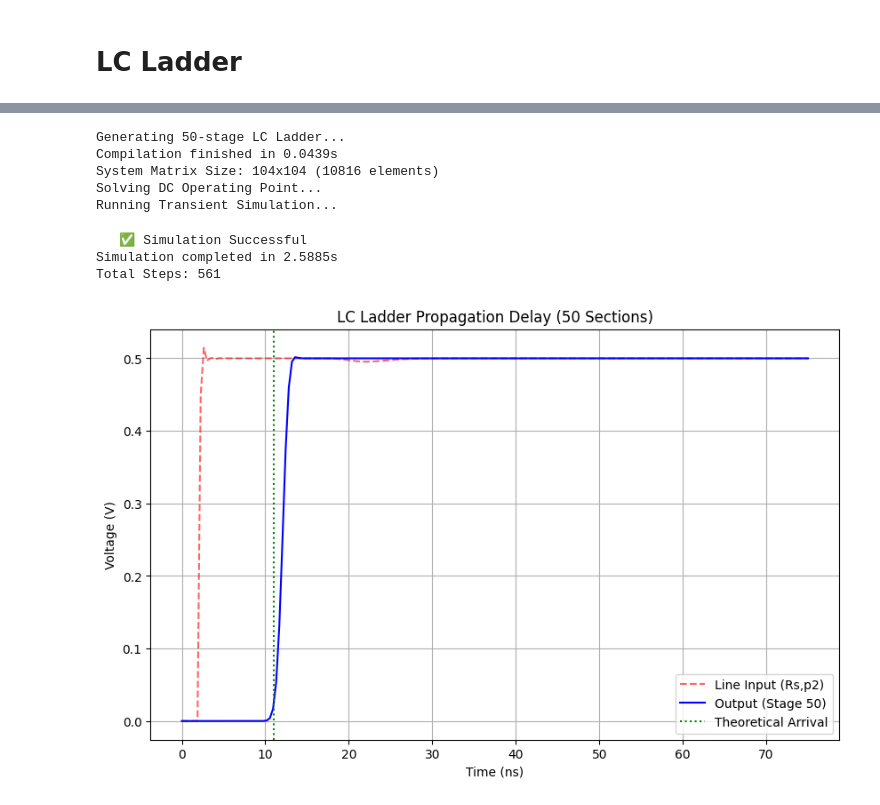
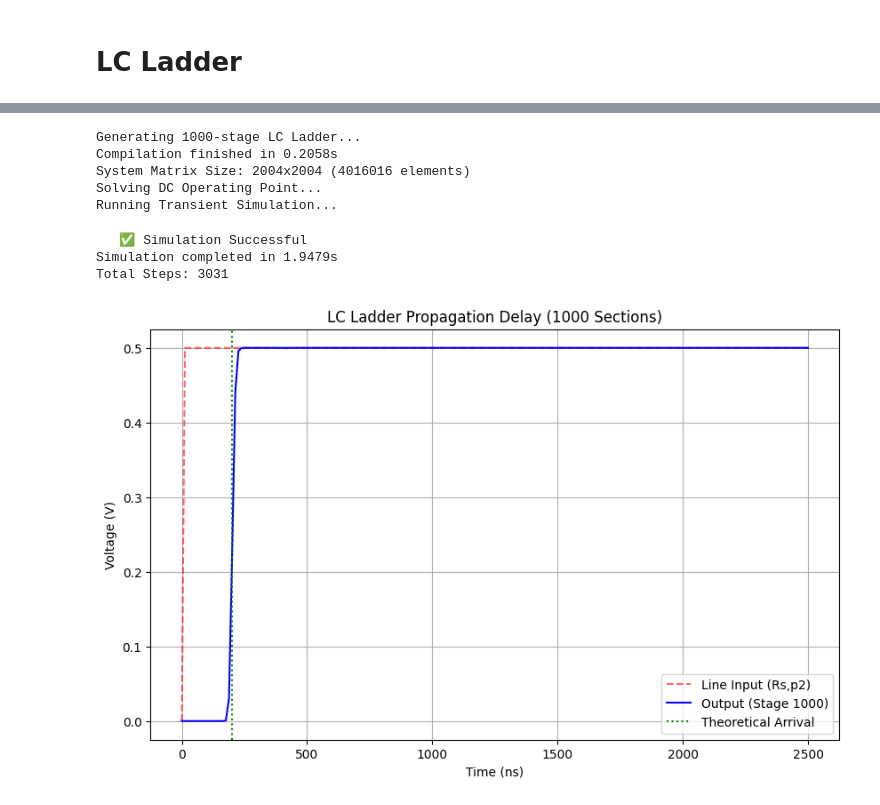
Before and after one commit to cdaunt/circulus, a Jupyter notebook: examples/lc_ladder.ipynb, the cells around one changed output, grey strips where cells are left out. Saved outputs shown, nothing was run; the diff lists cells and outputs as text; code cells hidden in the pictures.

```diff
--- a/examples/lc_ladder.ipynb
+++ b/examples/lc_ladder.ipynb
@@ -17,3 +36,9 @@ jax.config.update("jax_enable_x64", True)
+# %%
+N_SECTIONS = 1000
+T_MAX = 5*N_SECTIONS*0.5e-9
+FREQ = 5.0/T_MAX
+R_SOURCE = 50.0
+R_LOAD = 50.0
 # %%
 def create_lc_ladder(n_sections):
     """
@@ -67,10 +92,3 @@ def create_lc_ladder(n_sections):
     net["connections"][f"Rl,p1"] = previous_node
 
     return net
-# %%
-N_SECTIONS = 50
-USE_SPARSE = N_SECTIONS >= 50
-T_MAX = 3*N_SECTIONS*0.5e-9
-FREQ = 5.0/T_MAX
-R_SOURCE = 50.0
-R_LOAD = 50.0
@@ -93,10 +191,7 @@ groups, sys_size, port_map = compile_netlist(net_dict, models_map)
 print(f"Compilation finished in {time.time() - t0_compile:.4f}s")
 print(f"System Matrix Size: {sys_size}x{sys_size} ({sys_size**2} elements)")
 
-if USE_SPARSE:
-    linear_strat = KLUSolver.from_circuit(groups, sys_size, is_complex=False)
-else:
-    linear_strat = DenseSolver.from_circuit(groups, sys_size, is_complex=False)
+linear_strat = KLUSplitSolver.from_circuit(groups, sys_size, is_complex=False)
 
 print("Solving DC Operating Point...")
 y0 = linear_strat.solve_dc(groups, jnp.zeros(sys_size))
@@ -139,36 +234,36 @@ if sol.result == diffrax.RESULTS.successful:
 
     node_out_idx = port_map["Rl,p1"]
     node_in_idx  = port_map["Rs,p2"]
 
     ts = sol.ts * 1e9
     v_in = sol.ys[:, node_in_idx]
     v_out = sol.ys[:, node_out_idx]
 
     plt.figure(figsize=(10, 6))
     plt.plot(ts, v_in, 'r--', alpha=0.6, label='Line Input (Rs,p2)')
     plt.plot(ts, v_out, 'b-', linewidth=1.5, label=f'Output (Stage {N_SECTIONS})')
 
     plt.title(f"LC Ladder Propagation Delay ({N_SECTIONS} Sections)")
     plt.xlabel("Time (ns)")
     plt.ylabel("Voltage (V)")
     plt.legend(loc='upper left')
     plt.grid(True)
 
     theory_delay = N_SECTIONS * jnp.sqrt(10e-9 * 4e-12) * 1e9
     plt.axvline(theory_delay + 1.0, color='green', linestyle=':', label='Theoretical Arrival')
     plt.legend()
 
     plt.show()
 else:
     print("   ❌ Simulation Failed")
     print(f"   Result Code: {sol.result}")
 # %% [output]
-Generating 50-stage LC Ladder...
-Compilation finished in 0.0439s
-System Matrix Size: 104x104 (10816 elements)
+Generating 1000-stage LC Ladder...
+Compilation finished in 0.2058s
+System Matrix Size: 2004x2004 (4016016 elements)
 Solving DC Operating Point...
 Running Transient Simulation...
    ✅ Simulation Successful
-Simulation completed in 2.5885s
-Total Steps: 561
+Simulation completed in 1.9479s
+Total Steps: 3031
-[figure, old version]
+[figure, new version]
```
Also changed, not shown: parts of 3 cells of this notebook, 14 other files.
